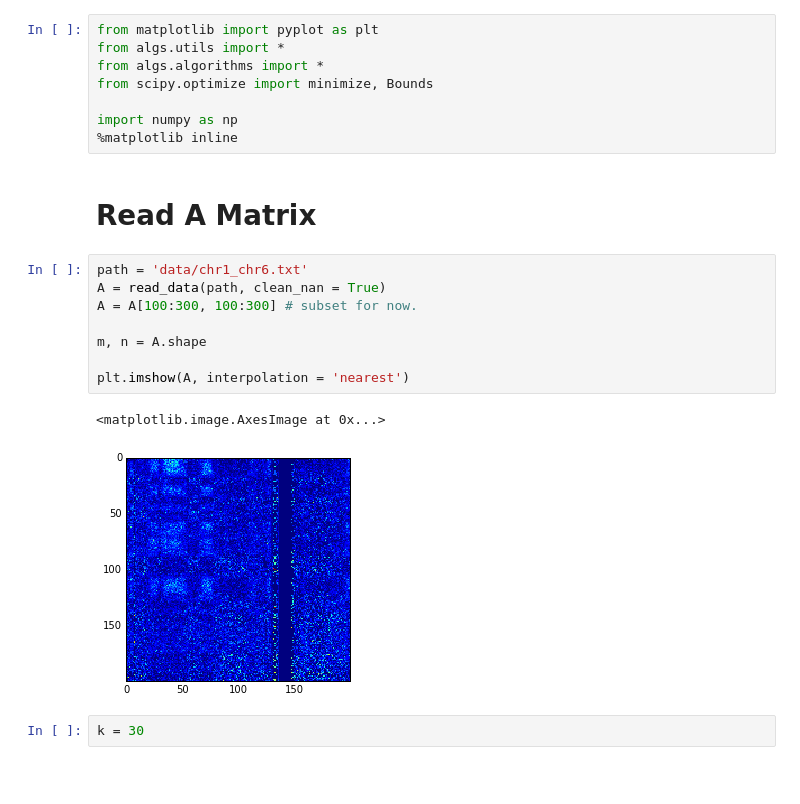
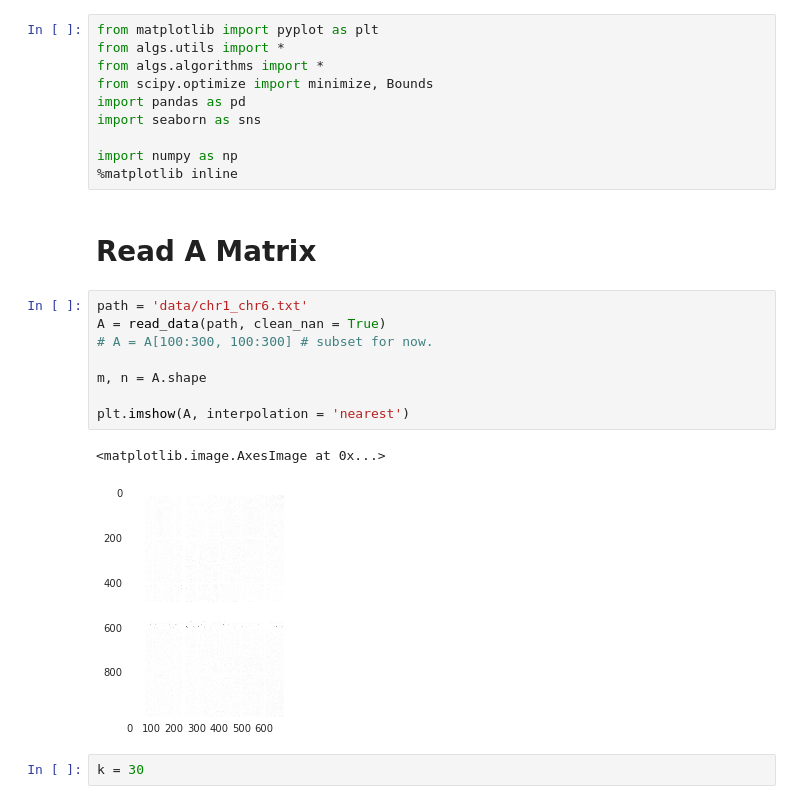
Before and after one commit to PhilChodrow/largest_submatrix, a Jupyter notebook: Examples.ipynb, the cells around one changed output. Saved outputs shown, nothing was run; the diff lists cells and outputs as text; blank space fills up the shorter version.

```diff
--- a/Examples.ipynb
+++ b/Examples.ipynb
@@ -3,6 +3,8 @@ from matplotlib import pyplot as plt
 from algs.utils import *
 from algs.algorithms import *
 from scipy.optimize import minimize, Bounds
+import pandas as pd
+import seaborn as sns
 
 import numpy as np
 %matplotlib inline
@@ -11,14 +13,14 @@ import numpy as np
 # %%
 path = 'data/chr1_chr6.txt'
 A = read_data(path, clean_nan = True)
-A = A[100:300, 100:300] # subset for now.
+# A = A[100:300, 100:300] # subset for now.
 
 m, n = A.shape
 
 plt.imshow(A, interpolation = 'nearest')
 # %% [output]
 <matplotlib.image.AxesImage at 0x...>
-[figure, old version]
+[figure, new version]
 # %%
 k = 30
 # %% [markdown]
```
Also changed, not shown: parts of 7 cells of this notebook.
